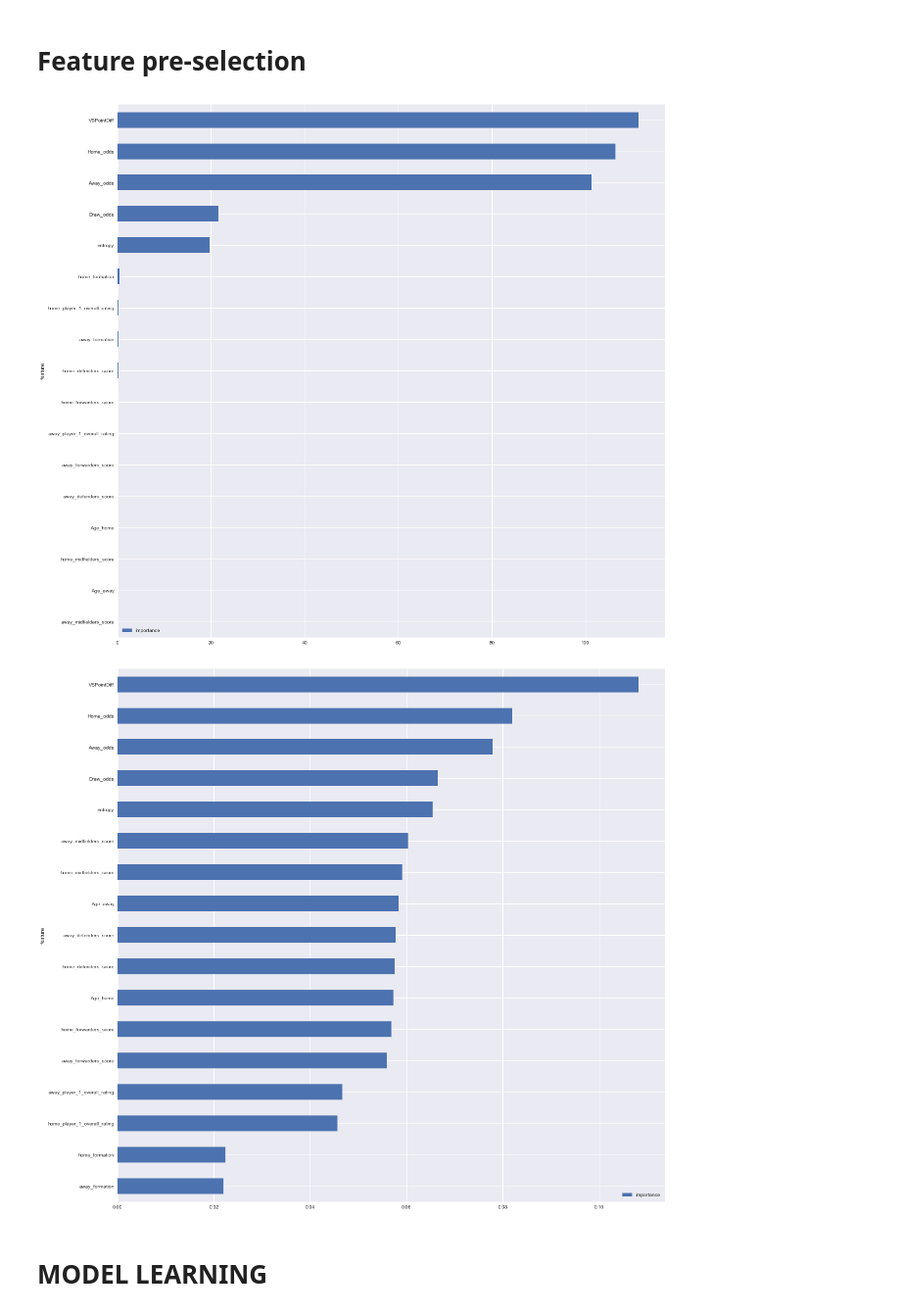
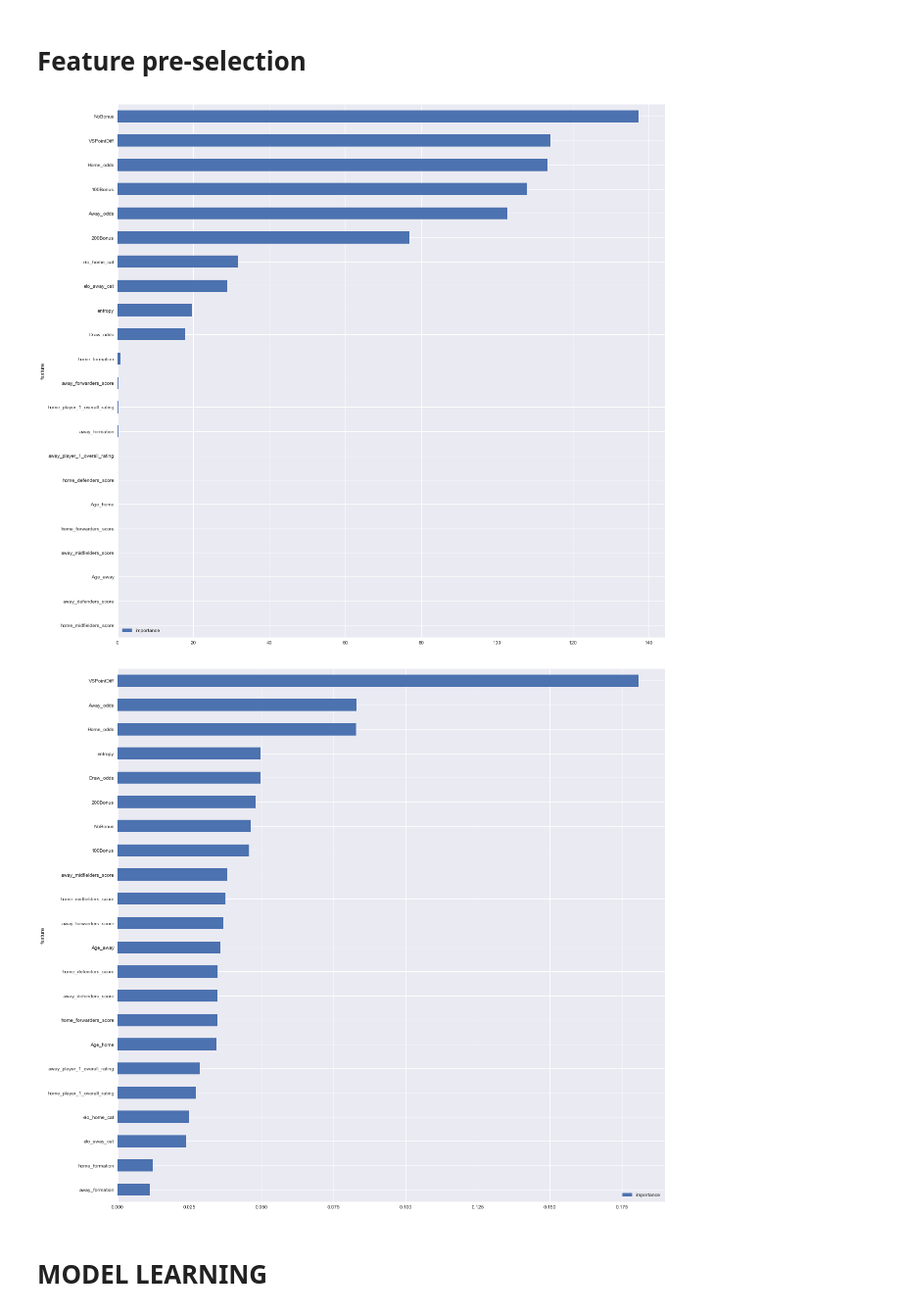
Before and after one commit to jo9k/SoccerAnalysis, a Jupyter notebook: SoccerAnalysis.ipynb, the cells around one changed output. Shown at 98% size. Cells and saved outputs as stored; diff of their text form; code cells hidden in the pictures.

Commit message:
Fully working Elo calculation, expected home_win by Elo rating. Done tests - results in result_table.csv. FINALLY resolved lasting problem with draw-lose RESULT labelling.

```diff
--- a/SoccerAnalysis.ipynb
+++ b/SoccerAnalysis.ipynb
@@ -605,6 +600,20 @@ for player in player_vector:
 # %%
 for player in player_vector:
     matches_df[player+'_Age'] = matches_df.apply(lambda row: calculate_age(row, player), axis=1)
+# %%
+#Calculated matches ELO Rating for teams
+matches_df['elo_home'] = 1500
+matches_df['elo_away'] = 1500
+matches_df['date'] = pd.to_datetime(matches_df.date)
+matches_df=matches_df.sort_values(by='date')
+for i, row in matches_df.iterrows():
+    out_tuple=calculate_elo_ratings(row, matches_df)
+    matches_df.set_value(i, 'elo_home', out_tuple[0])
+    matches_df.set_value(i, 'elo_away', out_tuple[1])
+# %%
+matches_df['nobonus_expect_elo'] = matches_df.apply (lambda row: label_expect_elo (row, 0),axis=1)
+matches_df['100bonus_expect_elo'] = matches_df.apply (lambda row: label_expect_elo (row, bonus=100),axis=1)
+matches_df['200bonus_expect_elo'] = matches_df.apply (lambda row: label_expect_elo (row, bonus=200),axis=1)
 # %%
 #SAVE YOURSELF THE EFFORT LATER
 matches_df.to_csv('saved_matches_df')
@@ -647,8 +656,8 @@ def reduce_dim (matches_df):
            'away_player_3_Age', 'away_player_4_Age', 'away_player_5_Age',
            'away_player_6_Age', 'away_player_7_Age', 'away_player_8_Age',
            'away_player_9_Age', 'away_player_10_Age', 'away_player_11_Age'], inplace = True, axis=1)
-    short_df['AgeCatHome'] = pd.cut(short_df['Age_home'], 10)
-    short_df['AgeCatAway'] = pd.cut(short_df['Age_away'], 10)
+   # short_df['AgeCatHome'] = pd.cut(short_df['Age_home'], 10)
+   # short_df['AgeCatAway'] = pd.cut(short_df['Age_away'], 10)
     #BOOKKEEPERS MEAN FOR EACH MATCH
     bookies = ['B365', 'BW', 'IW', 'LB', 'PS', 'WH', 'SJ', 'VC', 'GB', 'BS']
     bookies_H = [bookie+'H' for bookie in bookies]
@@ -659,8 +668,19 @@ def reduce_dim (matches_df):
         short_df[feature_name] = short_df[feature_list].mean(axis=1)
         short_df.drop(feature_list, inplace = True, axis=1)
 
+    #Categorize elos
+    elo_cats = [-1,]
+    for i in range(1050,2200,50):
+        elo_cats.append(i)
+    short_df['elo_home_cat'] = pd.cut(matches_df['elo_home'], bins=elo_cats, labels=False)
+    short_df['elo_away_cat'] = pd.cut(matches_df['elo_away'], bins=elo_cats, labels=False)
+
+    #OTHERS
     short_df['home_formation'] = matches_df['home_formation']
     short_df['away_formation'] = matches_df['away_formation']
+    short_df['NoBonus'] = matches_df['nobonus_expect_elo']
+    short_df['100Bonus'] = matches_df['100bonus_expect_elo']
+    short_df['200Bonus'] = matches_df['200bonus_expect_elo']
     short_df['VSPointDiff'] = matches_df['VSPointDiff']
     short_df['entropy'] = matches_df['entropy']
     short_df['RESULT'] = matches_df['RESULT']
@@ -709,8 +694,8 @@ ml_matches_df = matches_df[[ 'country_id', 'league_id', 'season', 'stage', 'date
 ## Last changes - labelling and Scalling
 # %%
 #labelling
-results = {'WIN': 1, 'DRAW': 0, 'LOSE': -1}
-ml_matches_df['RESULT'].map(results)
+results = {'WIN': 1, 'DRAW': 0, 'LOSE': -1, 1:1, 0:0, -1:-1}
+ml_matches_df['RESULT']=ml_matches_df['RESULT'].map(results)
 
 le = LabelEncoder()
 for col in ml_matches_df.columns.values:
@@ -747,39 +733,43 @@ from sklearn.preprocessing import MinMaxScaler
 from sklearn.feature_selection import chi2
 from sklearn.feature_selection import SelectKBest
 
 matches_data = ml_matches_df.drop('RESULT', 1)
 matches_target = ml_matches_df[['RESULT']]
-X_train, X_test, y_train, y_test = train_test_split(matches_data, np.ravel(matches_target), test_size = 0.20, random_state = 101)
+X_train, X_test, y_train, y_test = train_test_split(matches_data, np.ravel(matches_target), test_size = 0.20,
+                                                    random_state = 101)
 
 #Tree
-clf = RandomForestClassifier(n_estimators=50, max_features='sqrt')
+clf = RandomForestClassifier(n_estimators=500, criterion='gini', max_depth=15, min_samples_split=20,
+                                        min_samples_leaf=1, min_weight_fraction_leaf=0.0, max_features='sqrt',
+                                        max_leaf_nodes=None, min_impurity_split=1e-07, bootstrap=True, oob_score=False,
+                                        n_jobs=-1, random_state=None, verbose=0, warm_start=False, class_weight=None)
 clf = clf.fit(X_train, y_train)
 features_tree = pd.DataFrame()
 features_tree['feature'] = matches_data.columns
 features_tree['importance'] = clf.feature_importances_
 features_tree.sort_values(by=['importance'], ascending=True, inplace=True)
 features_tree.set_index('feature', inplace=True)
 
 #Chi2
 x = X_train.values #returns a numpy array
 min_max_scaler = MinMaxScaler()
 x_scaled = min_max_scaler.fit_transform(X_train)
-aaaa = pd.DataFrame(x_scaled)
+x_scaled_df = pd.DataFrame(x_scaled)
 features_chi = pd.DataFrame()
 features_chi['feature'] = matches_data.columns
-features_chi2 = chi2(aaaa, y_train)
+features_chi2 = chi2(x_scaled_df, y_train)
 features_chi['importance'] = features_chi2[0]
 features_chi.sort_values(by=['importance'], ascending=True, inplace=True)
 features_chi.set_index('feature', inplace=True)
 
 features_chi.plot(kind='barh', figsize=(20, 20))
 plt.show()
 
 features_tree.plot(kind='barh', figsize=(20, 20))
 plt.show()
 # %% [output]
-[figure, old version]
+[figure, new version]
-[figure, old version]
+[figure, new version]
 # %% [markdown]
 # MODEL LEARNING<a class="anchor" id="model-learning"></a>
 # %% [markdown]
```
Also changed, not shown: parts of 17 cells of this notebook, 1 other file.
